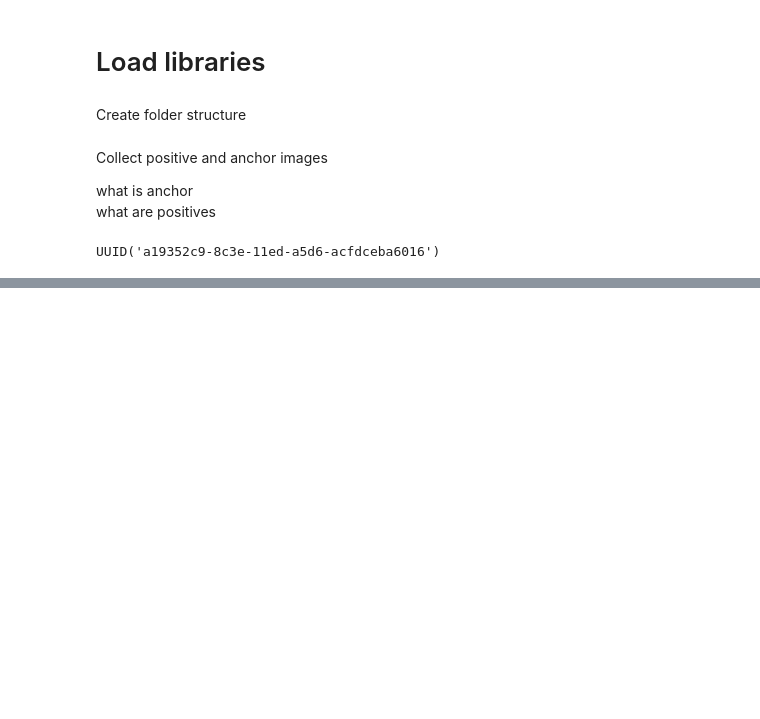
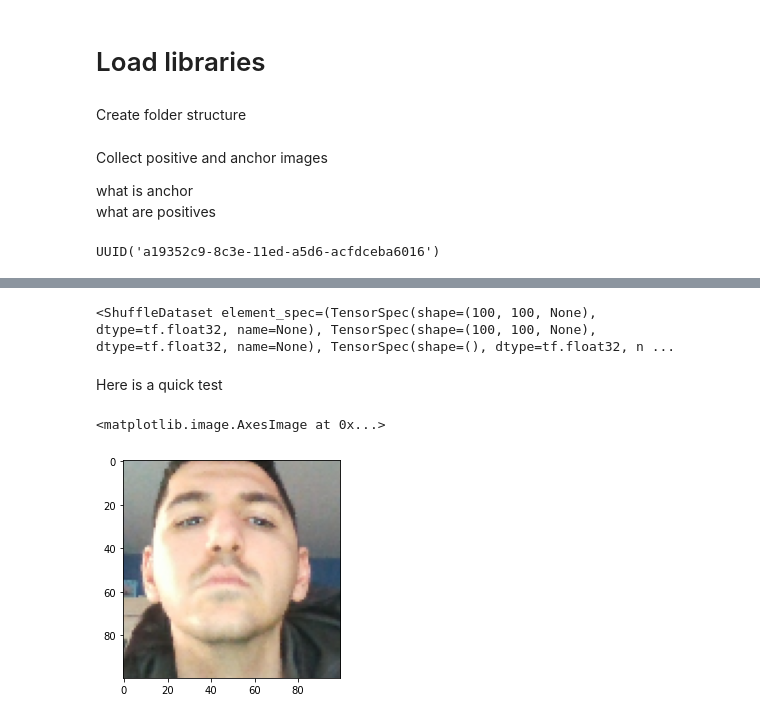
Before and after one commit to BorisBorisov33/Face-Recognition, a Jupyter notebook: main_notebook.ipynb, the cells around one changed output, grey strips where cells are left out. Saved outputs shown, nothing was run; the diff lists cells and outputs as text; code cells hidden in the pictures; blank space fills up the shorter version.

```diff
--- a/main_notebook.ipynb
+++ b/main_notebook.ipynb
@@ -125,0 +167,3 @@ plt.imshow(frame)
+# %%
+def preprocess_twin(input_img,validation_img,label):
+    return(preprocess(input_img),preprocess(validation_img),label)
@@ -125,0 +172,19 @@ plt.imshow(frame)
+# %%
+data = data.map(preprocess_twin)
+data = data.cache()
+data = data.shuffle(buffer_size = 1024)
+# %%
+data
+# %% [output]
+<ShuffleDataset element_spec=(TensorSpec(shape=(100, 100, None), dtype=tf.float32, name=None), TensorSpec(shape=(100, 100, None), dtype=tf.float32, name=None), TensorSpec(shape=(), dtype=tf.float32, n ...
+# %% [markdown]
+Here is a quick test
+# %%
+samples = data.as_numpy_iterator()
+# %%
+samp = samples.next()
+# %%
+plt.imshow(samp[0])
+# %% [output]
+<matplotlib.image.AxesImage at 0x...>
+[figure, added]
```
Also changed, not shown: parts of 22 cells of this notebook.
